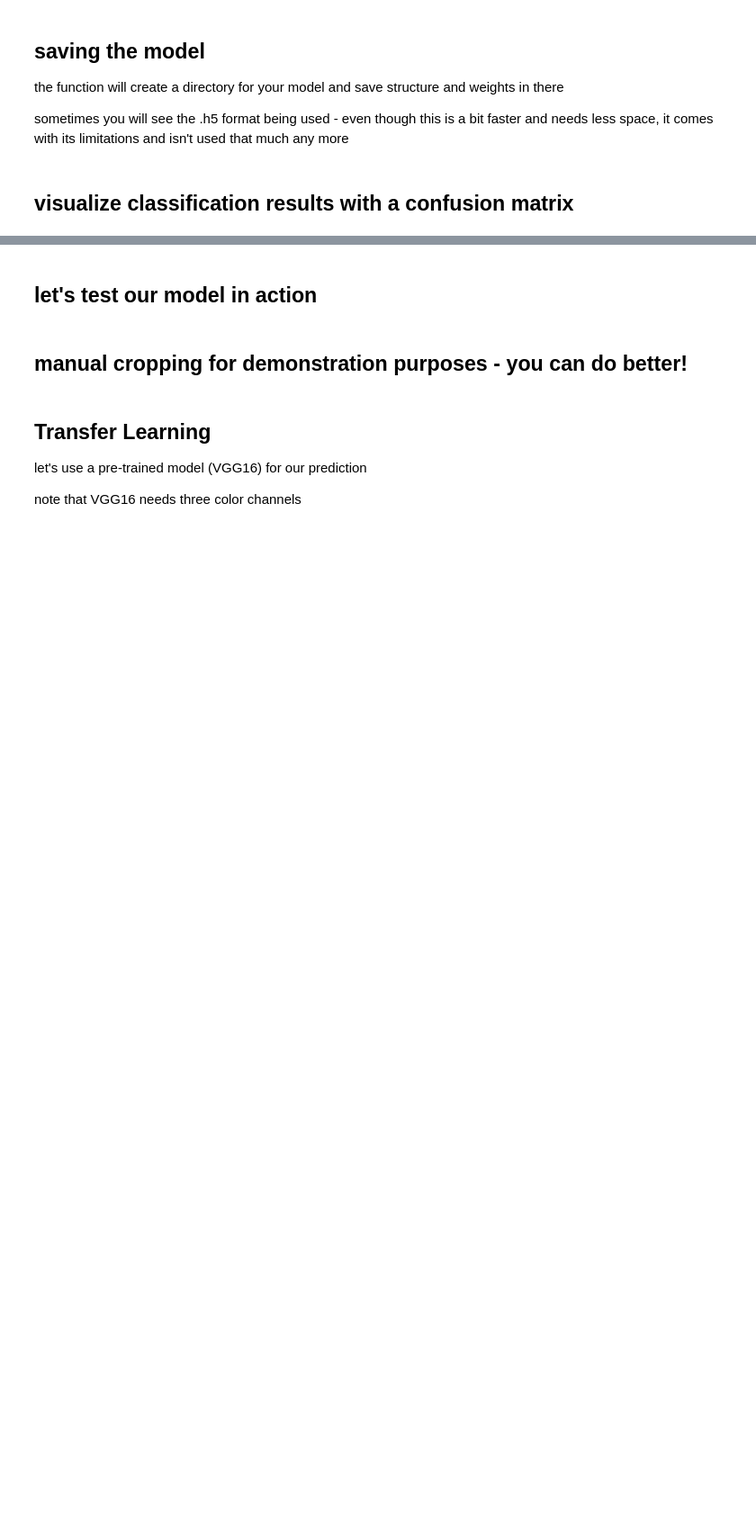
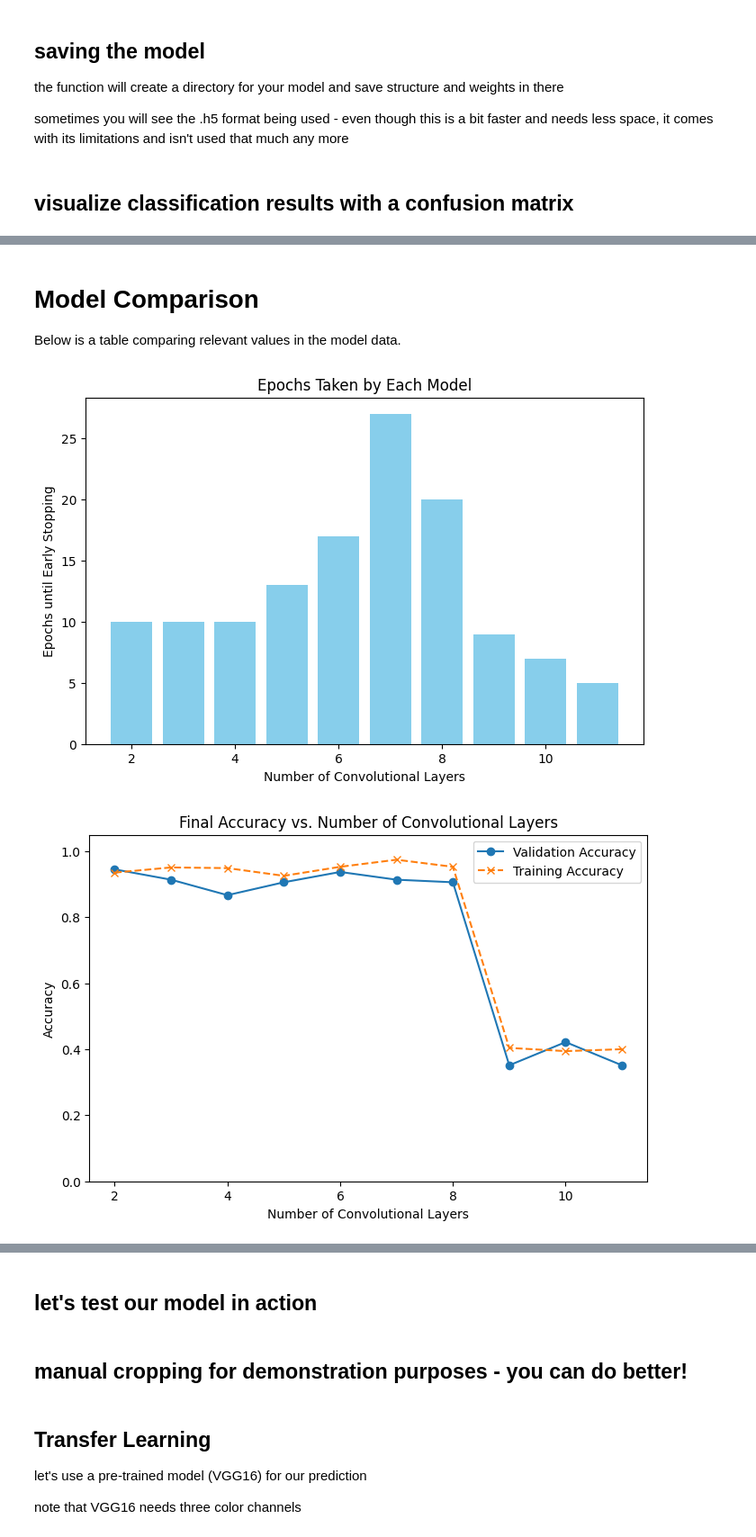
Before and after one commit to ITT-25/assignment-05-cnn-realdegrees-1, a Jupyter notebook: 01-hyperparameters/hyperparameters.ipynb, the cells around one changed output, grey strips where cells are left out. Shown at 90% size. Drawn from its saved outputs; the diff is of its cells as text; code cells hidden in the pictures; blank space fills up the shorter version.

```diff
--- a/01-hyperparameters/hyperparameters.ipynb
+++ b/01-hyperparameters/hyperparameters.ipynb
@@ -408,0 +417,67 @@ probabilities [2 0 0 2 0 0 0 1 0 0 2 1 1 2 0 2 1 2 1 2 0 2 1 2 0 2 2 2 0 2 2 2 0
+# %% [markdown]
+# Model Comparison
+
+Below is a table comparing relevant values in the model data.
+# %%
+# Compare metrics for all models in model_data
+
+# Extract metrics for each model
+conv_layers = [data['conv_layer_count'] for data in model_data]
+epochs_taken = [len(data['history'].history['loss']) for data in model_data]
+final_val_accuracy = [data['history'].history['val_accuracy'][-1] for data in model_data]
+final_val_loss = [data['history'].history['val_loss'][-1] for data in model_data]
+final_train_accuracy = [data['history'].history['accuracy'][-1] for data in model_data]
+final_train_loss = [data['history'].history['loss'][-1] for data in model_data]
+
+# 1. Bar plot: Number of epochs each model took
+plt.figure(figsize=(8, 5))
+plt.bar(conv_layers, epochs_taken, color='skyblue')
+plt.xlabel('Number of Convolutional Layers')
+plt.ylabel('Epochs until Early Stopping')
+plt.title('Epochs Taken by Each Model')
+plt.show()
+
+# 2. Line plot: Final validation accuracy vs. number of conv layers
+plt.figure(figsize=(8, 5))
+plt.plot(conv_layers, final_val_accuracy, marker='o', label='Validation Accuracy')
+plt.plot(conv_layers, final_train_accuracy, marker='x', linestyle='--', label='Training Accuracy')
+plt.xlabel('Number of Convolutional Layers')
+plt.ylabel('Accuracy')
+plt.title('Final Accuracy vs. Number of Convolutional Layers')
+plt.legend()
+plt.ylim(0, 1.05)
+plt.show()
+
+# 3. Line plot: Final validation loss vs. number of conv layers
+plt.figure(figsize=(8, 5))
+plt.plot(conv_layers, final_val_loss, marker='o', label='Validation Loss')
+plt.plot(conv_layers, final_train_loss, marker='x', linestyle='--', label='Training Loss')
+plt.xlabel('Number of Convolutional Layers')
+plt.ylabel('Loss')
+plt.title('Final Loss vs. Number of Convolutional Layers')
+plt.legend()
+plt.show()
+
+# 4. Plot: Validation accuracy history for all models
+plt.figure(figsize=(10, 6))
+for data in model_data:
+    plt.plot(data['history'].history['val_accuracy'], label=f"{data['conv_layer_count']} conv layers")
+plt.xlabel('Epoch')
+plt.ylabel('Validation Accuracy')
+plt.title('Validation Accuracy History for Each Model')
+plt.legend()
+plt.ylim(0, 1.05)
+plt.show()
+
+# 5. Plot: Validation loss history for all models
+plt.figure(figsize=(10, 6))
+for data in model_data:
+    plt.plot(data['history'].history['val_loss'], label=f"{data['conv_layer_count']} conv layers")
+plt.xlabel('Epoch')
+plt.ylabel('Validation Loss')
+plt.title('Validation Loss History for Each Model')
+plt.legend()
+plt.show()
+# %% [output]
+[figure, added]
+[figure, added]
```
Also changed, not shown: parts of 7 cells of this notebook.
